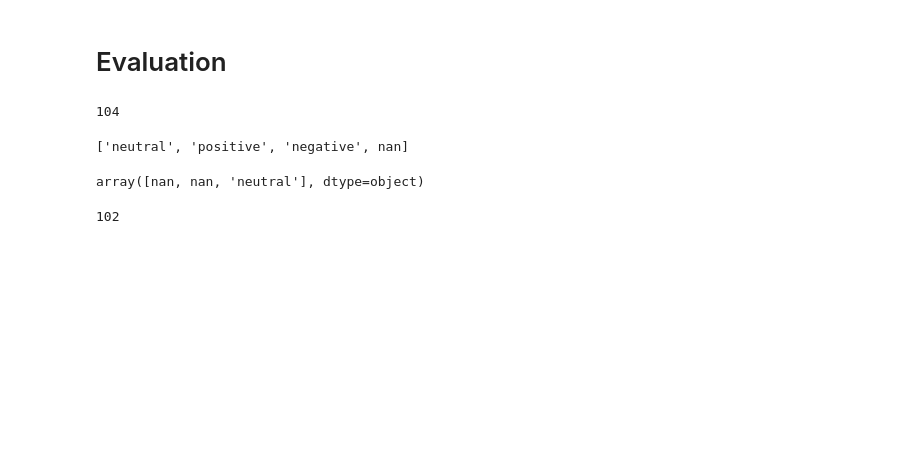
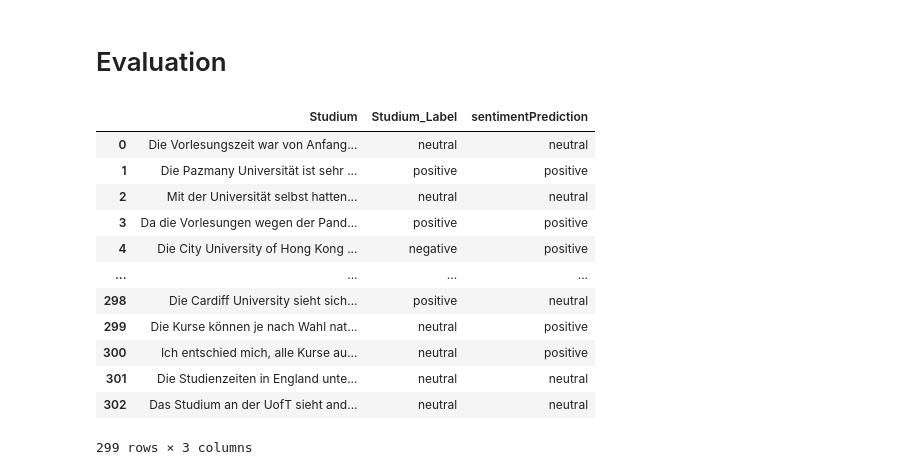
Before and after one commit to FabianDus1002/Data-Mining-Team9, a Jupyter notebook: llm/OpenAI - Sentiment Analysis.ipynb, the cells around one changed output. Saved outputs shown, nothing was run; the diff lists cells and outputs as text; code cells hidden in the pictures; blank space fills up the shorter version.

```diff
--- a/llm/OpenAI - Sentiment Analysis.ipynb
+++ b/llm/OpenAI - Sentiment Analysis.ipynb
@@ -71,29 +66,34 @@ display(results_df)
 # %% [markdown]
 # Evaluation
 # %%
-#results_df = results_df.drop("index", axis=1)
+#Merge target labels with predicted labels
+results_df = results_df.drop("index", axis=1)
 student_data = pd.concat([student_data_unpr, results_df], axis=1)
-#display(student_data)
 
+#Convertion of all values into strings
+for x in student_data:
+    student_data[x] = student_data[x].astype(str)
 
-student_data[x] = student_data[x].astype(str)
+#Deletion of all unwanted values in "Studium_Label" and "sentimentPrediction"
+allowed_values=["negative", "neutral", "positive"]
+student_data = student_data[student_data['Studium_Label'].isin(allowed_values)]
+student_data = student_data[student_data['sentimentPrediction'].isin(allowed_values)]
 
-
-display(student_data.shape[0])
-
-unique_classes = student_data['Studium_Label'].unique()
-target_names = list(unique_classes)
-display(target_names)
-display(student_data.iloc[-1].values)
-student_data = student_data.drop(student_data.index[-1])
-student_data = student_data.drop(student_data.index[-1])
-
-display(student_data.shape[0])
+display(student_data)
 # %% [output]
+|  | Studium | Studium_Label | sentimentPrediction |
+| 0 | Die Vorlesungszeit war von Anfang... | neutral | neutral |
+| 1 | Die Pazmany Universität ist sehr ... | positive | positive |
+| 2 | Mit der Universität selbst hatten... | neutral | neutral |
+| 3 | Da die Vorlesungen wegen der Pand... | positive | positive |
+| 4 | Die City University of Hong Kong ... | negative | positive |
+| ... | ... | ... | ... |
+| 298 | Die Cardiff University sieht sich... | positive | neutral |
+| 299 | Die Kurse können je nach Wahl nat... | neutral | positive |
+| 300 | Ich entschied mich, alle Kurse au... | neutral | positive |
+| 301 | Die Studienzeiten in England unte... | neutral | neutral |
+| 302 | Das Studium an der UofT sieht and... | neutral | neutral |
-104
+299 rows × 3 columns
-['neutral', 'positive', 'negative', nan]
-array([nan, nan, 'neutral'], dtype=object)
-102
 # %%
 from sklearn.metrics import confusion_matrix, ConfusionMatrixDisplay, f1_score, classification_report
 import matplotlib.pyplot as plt
```
Also changed, not shown: parts of 5 cells of this notebook.
